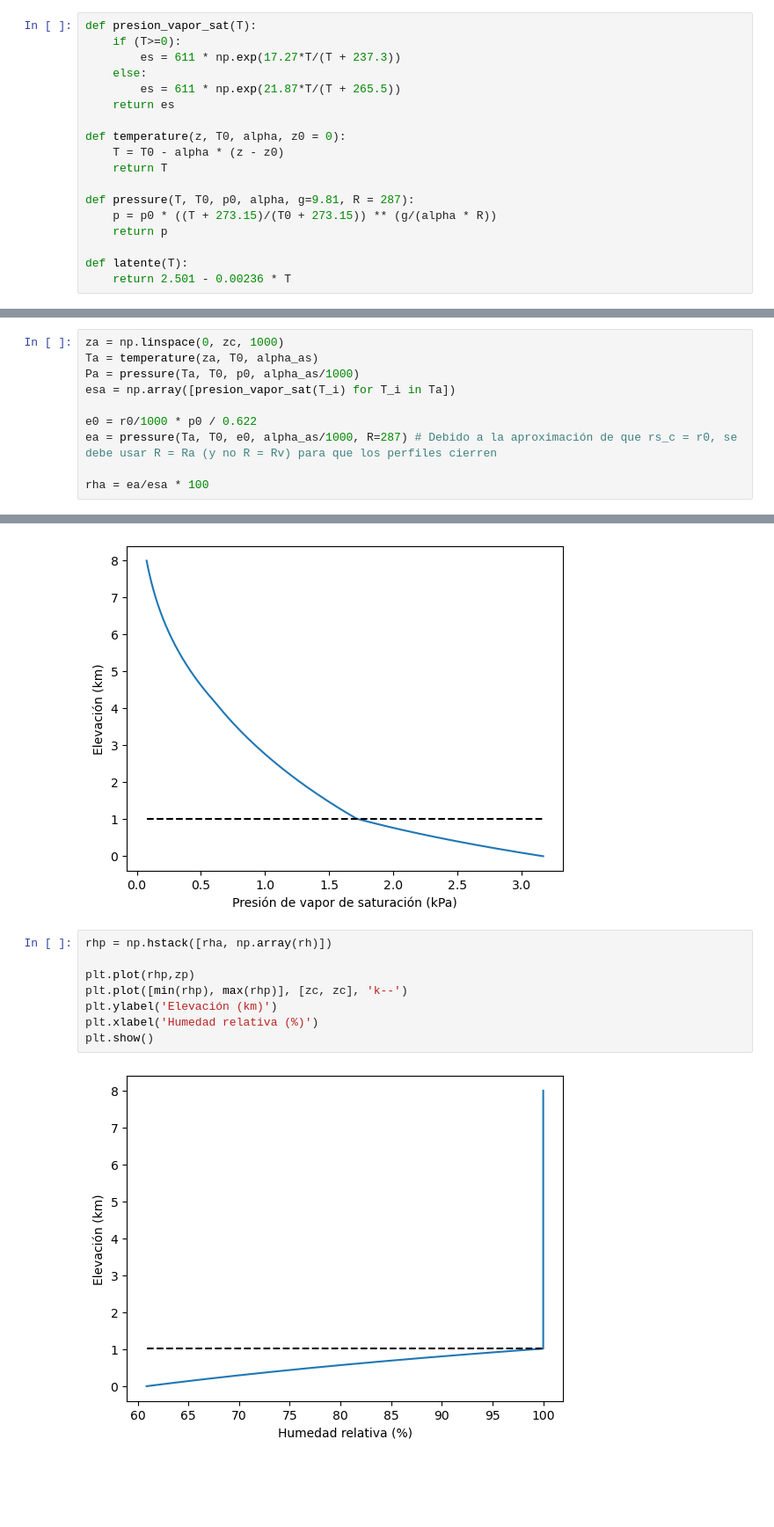
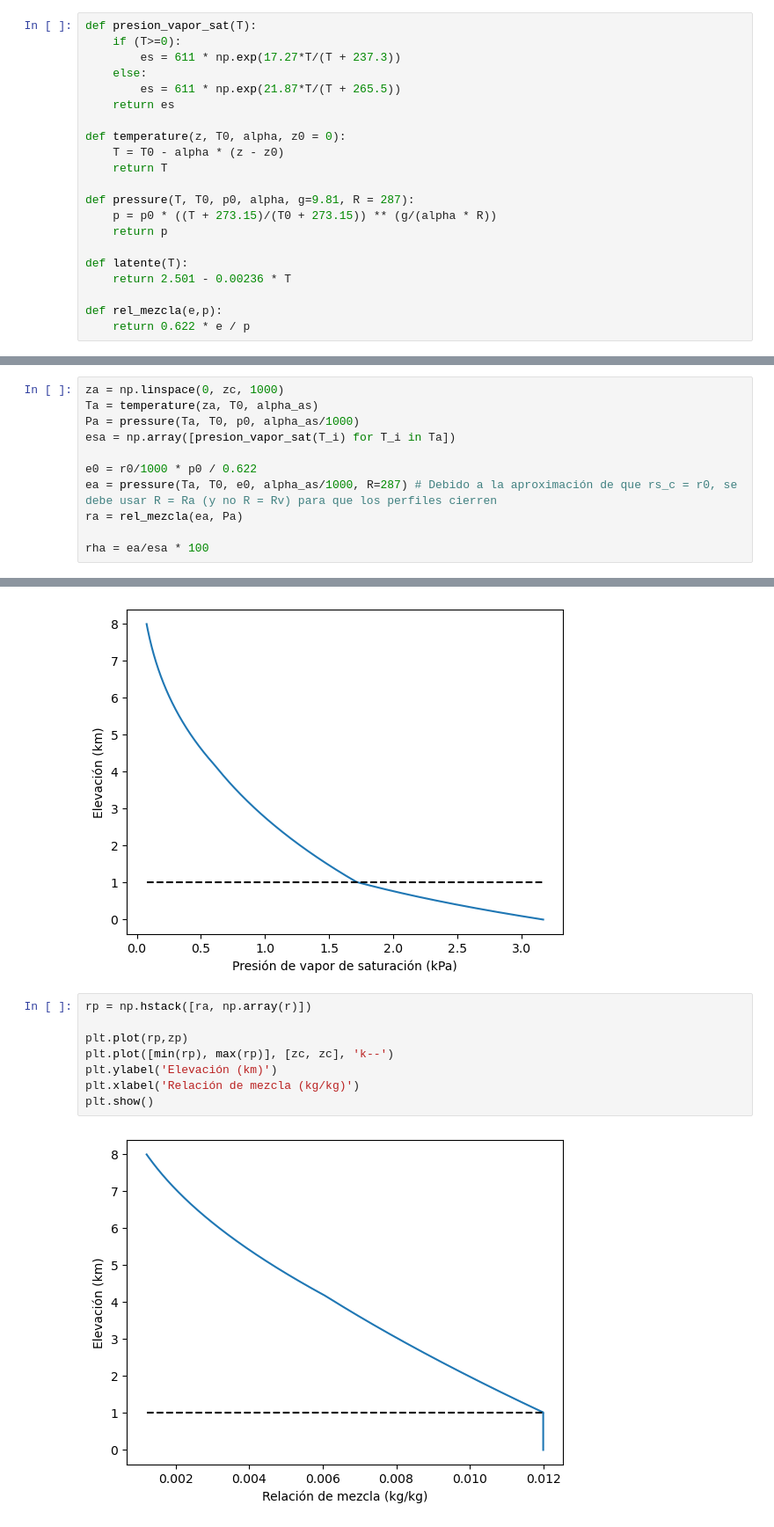
Before and after one commit to jshernandezs/ICYA4710, a Jupyter notebook: Notebooks/Tarea2/Punto1.ipynb, the cells around one changed output, grey strips where cells are left out. Shown: that part at 88% size. Drawn from its saved outputs; the diff is of its cells as text; blank space fills up the shorter version.

```diff
--- a/Notebooks/Tarea2/Punto1.ipynb
+++ b/Notebooks/Tarea2/Punto1.ipynb
@@ -24,6 +24,9 @@ def pressure(T, T0, p0, alpha, g=9.81, R = 287):
 
 def latente(T):
     return 2.501 - 0.00236 * T
+
+def rel_mezcla(e,p):
+    return 0.622 * e / p
 # %%
 # datos de entrada
 r0 = 12 # Relación de mezcla (g/kg)
@@ -144,6 +147,7 @@ esa = np.array([presion_vapor_sat(T_i) for T_i in Ta])
 
 e0 = r0/1000 * p0 / 0.622
 ea = pressure(Ta, T0, e0, alpha_as/1000, R=287) # Debido a la aproximación de que rs_c = r0, se debe usar R = Ra (y no R = Rv) para que los perfiles cierren
+ra = rel_mezcla(ea, Pa)
 
 rha = ea/esa * 100
 # %% [markdown]
@@ -190,12 +194,12 @@ plt.show()
 # %% [output]
 [figure]
 # %%
-rhp = np.hstack([rha, np.array(rh)])
+rp = np.hstack([ra, np.array(r)])
 
-plt.plot(rhp,zp)
-plt.plot([min(rhp), max(rhp)], [zc, zc], 'k--')
+plt.plot(rp,zp)
+plt.plot([min(rp), max(rp)], [zc, zc], 'k--')
 plt.ylabel('Elevación (km)')
-plt.xlabel('Humedad relativa (%)')
+plt.xlabel('Relación de mezcla (kg/kg)')
 plt.show()
 # %% [output]
-[figure, old version]
+[figure, new version]
```
Also changed, not shown: parts of 1 cell of this notebook.
